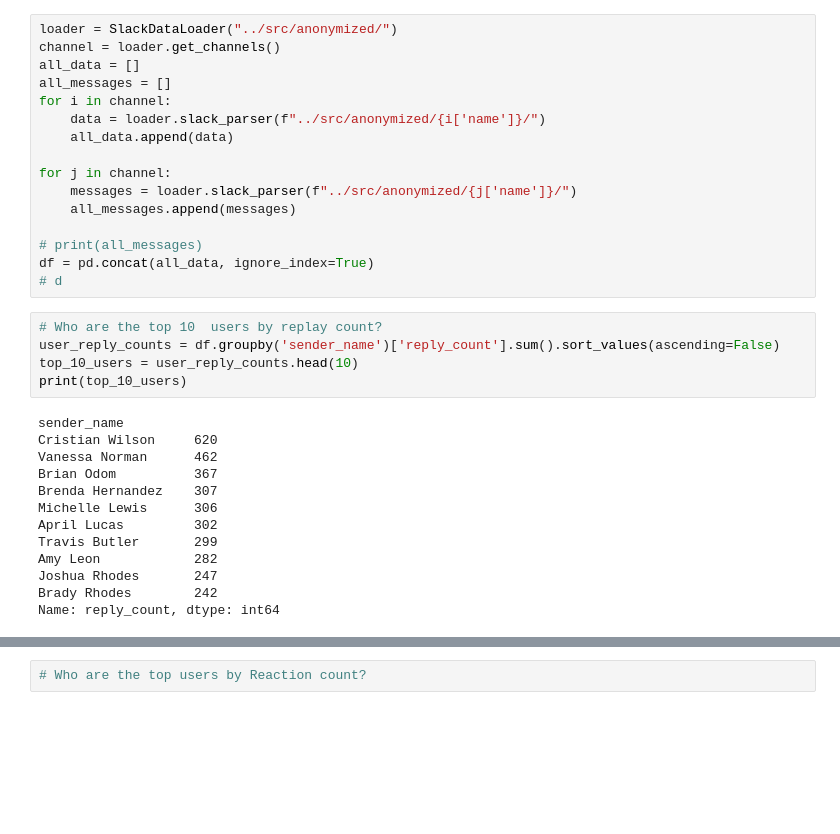
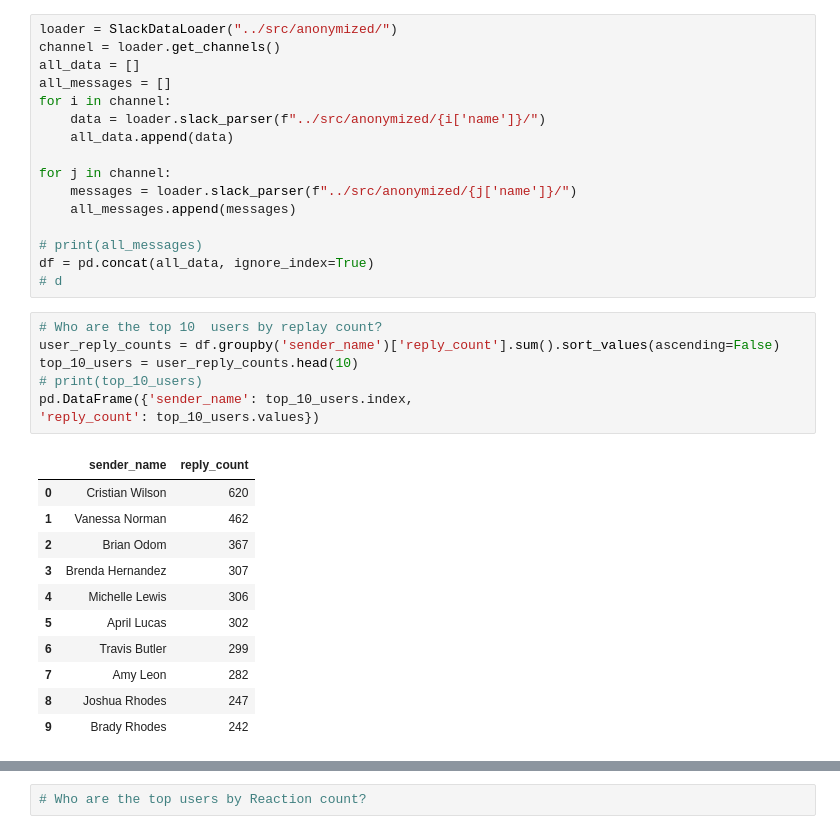
Before and after one commit to MubarekHussen/network_analysis, a Jupyter notebook: notebooks/parse_slack_data.ipynb, the cells around one changed output, grey strips where cells are left out. Cells and saved outputs as stored; diff of their text form; blank space fills up the shorter version.

```diff
--- a/notebooks/parse_slack_data.ipynb
+++ b/notebooks/parse_slack_data.ipynb
@@ -62,21 +63,22 @@ df = pd.concat(all_data, ignore_index=True)
 # %%
 # Who are the top 10  users by replay count?
 user_reply_counts = df.groupby('sender_name')['reply_count'].sum().sort_values(ascending=False)
 top_10_users = user_reply_counts.head(10)
-print(top_10_users)
+# print(top_10_users)
+pd.DataFrame({'sender_name': top_10_users.index,
+'reply_count': top_10_users.values})
 # %% [output]
-sender_name
-Cristian Wilson     620
-Vanessa Norman      462
-Brian Odom          367
-Brenda Hernandez    307
-Michelle Lewis      306
-April Lucas         302
-Travis Butler       299
-Amy Leon            282
-Joshua Rhodes       247
-Brady Rhodes        242
-Name: reply_count, dtype: int64
+|  | sender_name | reply_count |
+| 0 | Cristian Wilson | 620 |
+| 1 | Vanessa Norman | 462 |
+| 2 | Brian Odom | 367 |
+| 3 | Brenda Hernandez | 307 |
+| 4 | Michelle Lewis | 306 |
+| 5 | April Lucas | 302 |
+| 6 | Travis Butler | 299 |
+| 7 | Amy Leon | 282 |
+| 8 | Joshua Rhodes | 247 |
+| 9 | Brady Rhodes | 242 |
 # %%
 # Who are the bottom 10  users by replay count?
 user_reply_counts = df.groupby('sender_name')['reply_count'].sum().sort_values(ascending=False)
```
Also changed, not shown: parts of 10 cells of this notebook.
